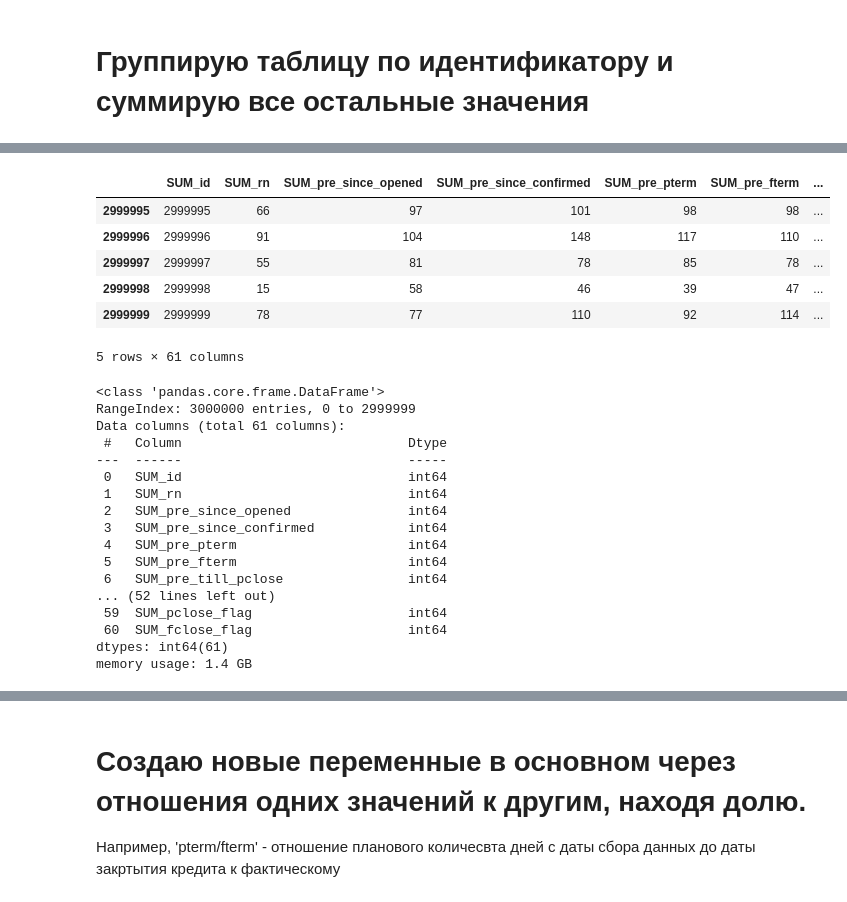
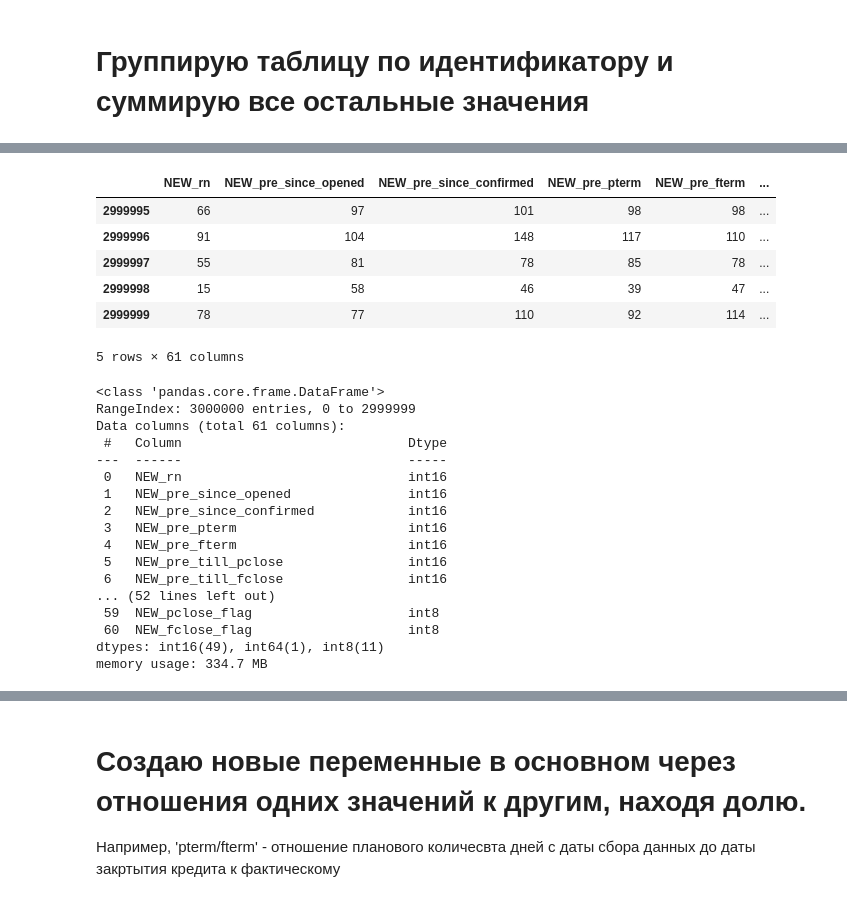
Before and after one commit to InfinityVaL/Machine_Learning, a Jupyter notebook: Credit.ipynb, the cells around one changed output, grey strips where cells are left out. Saved outputs shown, nothing was run; the diff lists cells and outputs as text; code cells hidden in the pictures.

```diff
--- a/Credit.ipynb
+++ b/Credit.ipynb
@@ -130,2 +159,7 @@ for col, n in zip(credit, range(len(credit.columns))):
+# %%
+credit1 = credit.drop(columns=cols, axis=1)
+cols.append('id')
+credit2 = credit[cols]
 # %%
-df = credit.groupby(['id'], as_index=False).sum().add_prefix('SUM_').reset_index(drop=True)
+dfa = credit1.groupby(['id'], as_index=False).sum().add_prefix('NEW_').reset_index(drop=True)
+dfb = credit2.groupby(['id'], as_index=False).max().add_prefix('NEW_').reset_index(drop=True)
@@ -131,0 +224,4 @@ df = credit.groupby(['id'], as_index=False).sum().add_prefix('SUM_').reset_index
+# %%
+dfc = dfa.drop(columns='NEW_id').astype('int16')
+dfc['NEW_id'] = dfa.NEW_id
+dfc.info()
@@ -132,30 +246,32 @@ df = credit.groupby(['id'], as_index=False).sum().add_prefix('SUM_').reset_index
+# %%
+df1 = dfc.merge(dfb, on='NEW_id', how='inner')
 # %%
-df.tail()
+df1.tail()
 # %% [output]
-|  | SUM_id | SUM_rn | SUM_pre_since_opened | SUM_pre_since_confirmed | SUM_pre_pterm | SUM_pre_fterm | ... |
-| 2999995 | 2999995 | 66 | 97 | 101 | 98 | 98 | ... |
-| 2999996 | 2999996 | 91 | 104 | 148 | 117 | 110 | ... |
-| 2999997 | 2999997 | 55 | 81 | 78 | 85 | 78 | ... |
-| 2999998 | 2999998 | 15 | 58 | 46 | 39 | 47 | ... |
-| 2999999 | 2999999 | 78 | 77 | 110 | 92 | 114 | ... |
+|  | NEW_rn | NEW_pre_since_opened | NEW_pre_since_confirmed | NEW_pre_pterm | NEW_pre_fterm | ... |
+| 2999995 | 66 | 97 | 101 | 98 | 98 | ... |
+| 2999996 | 91 | 104 | 148 | 117 | 110 | ... |
+| 2999997 | 55 | 81 | 78 | 85 | 78 | ... |
+| 2999998 | 15 | 58 | 46 | 39 | 47 | ... |
+| 2999999 | 78 | 77 | 110 | 92 | 114 | ... |
 5 rows × 61 columns
 # %%
-df.info()
+df1.info()
 # %% [output]
 <class 'pandas.core.frame.DataFrame'>
 RangeIndex: 3000000 entries, 0 to 2999999
 Data columns (total 61 columns):
  #   Column                             Dtype
 ---  ------                             -----
- 0   SUM_id                             int64
- 1   SUM_rn                             int64
- 2   SUM_pre_since_opened               int64
- 3   SUM_pre_since_confirmed            int64
- 4   SUM_pre_pterm                      int64
- 5   SUM_pre_fterm                      int64
- 6   SUM_pre_till_pclose                int64
+ 0   NEW_rn                             int16
+ 1   NEW_pre_since_opened               int16
+ 2   NEW_pre_since_confirmed            int16
+ 3   NEW_pre_pterm                      int16
+ 4   NEW_pre_fterm                      int16
+ 5   NEW_pre_till_pclose                int16
+ 6   NEW_pre_till_fclose                int16
 ... (52 lines left out)
- 59  SUM_pclose_flag                    int64
- 60  SUM_fclose_flag                    int64
-dtypes: int64(61)
-memory usage: 1.4 GB
+ 59  NEW_pclose_flag                    int8
+ 60  NEW_fclose_flag                    int8
+dtypes: int16(49), int64(1), int8(11)
+memory usage: 334.7 MB
```
Also changed, not shown: parts of 85 cells of this notebook.
